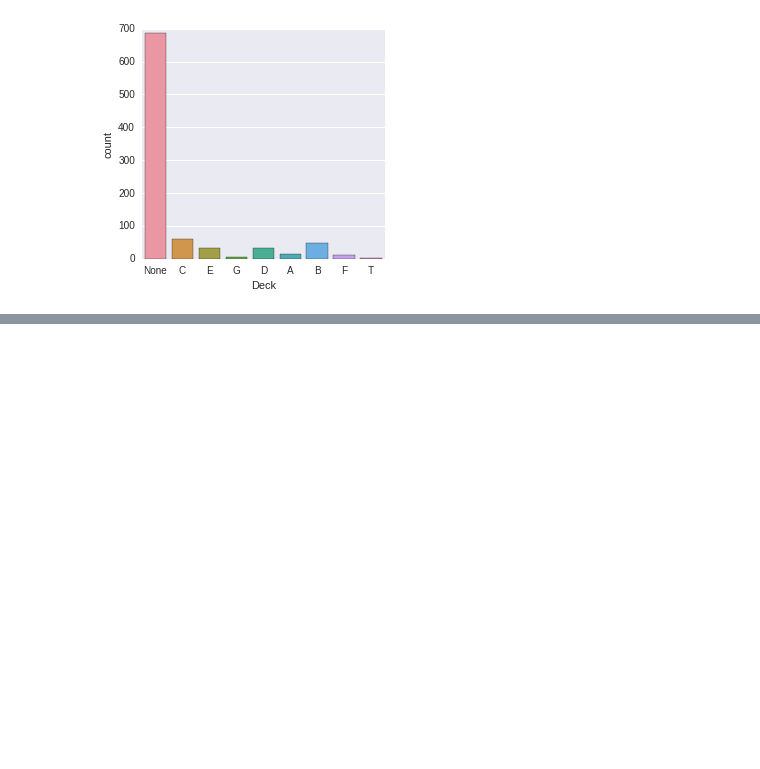
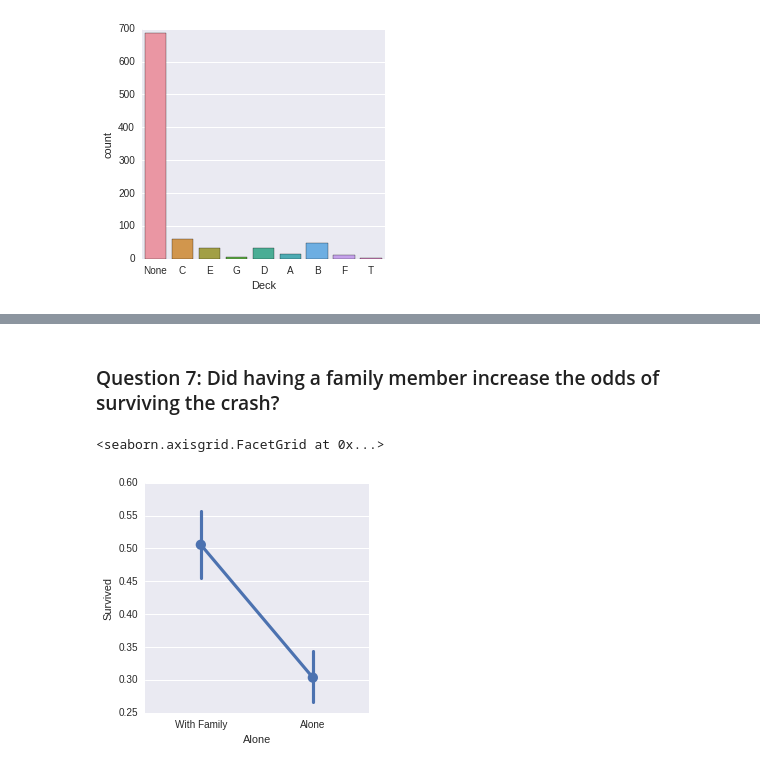
Before and after one commit to jarturomora/python-data-analysis, a Jupyter notebook: Project 1 - Titanic Data Analysis Project.ipynb, the cells around one changed output, grey strips where cells are left out. Drawn from its saved outputs; the diff is of its cells as text; code cells hidden in the pictures; blank space fills up the shorter version.

```diff
--- a/Project 1 - Titanic Kaggle Contest.ipynb
+++ b/Project 1 - Titanic Data Analysis Project.ipynb
@@ -304,0 +305,7 @@ sns.factorplot('Deck', 'Survived', data = titanic_df, x_order = ['A', 'B', 'C',
+# %% [markdown]
+### Question 7: Did having a family member increase the odds of surviving the crash?
+# %%
+sns.factorplot('Alone', 'Survived', data = titanic_df)
+# %% [output]
+<seaborn.axisgrid.FacetGrid at 0x...>
+[figure, added]
```
Also changed, not shown: parts of 4 cells of this notebook, 1 other file.
